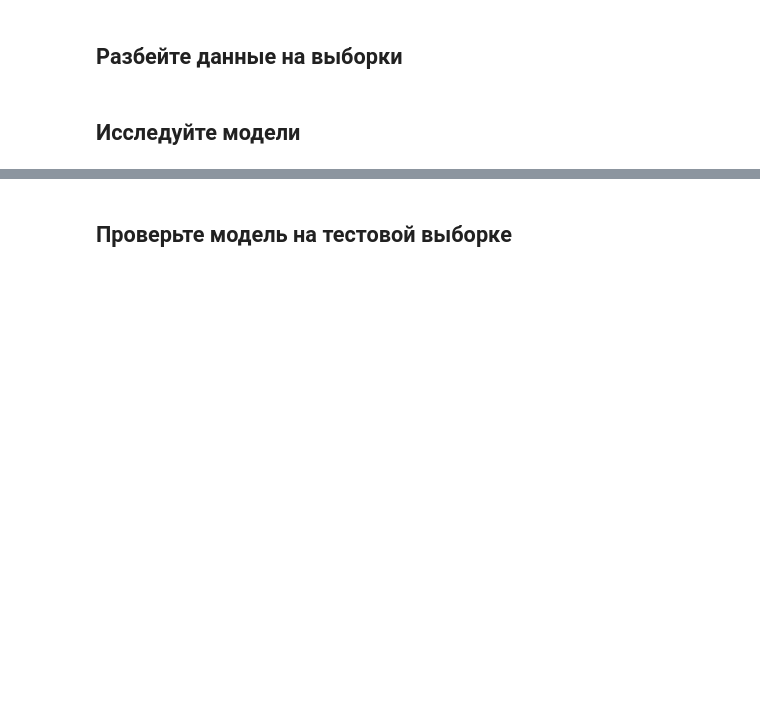
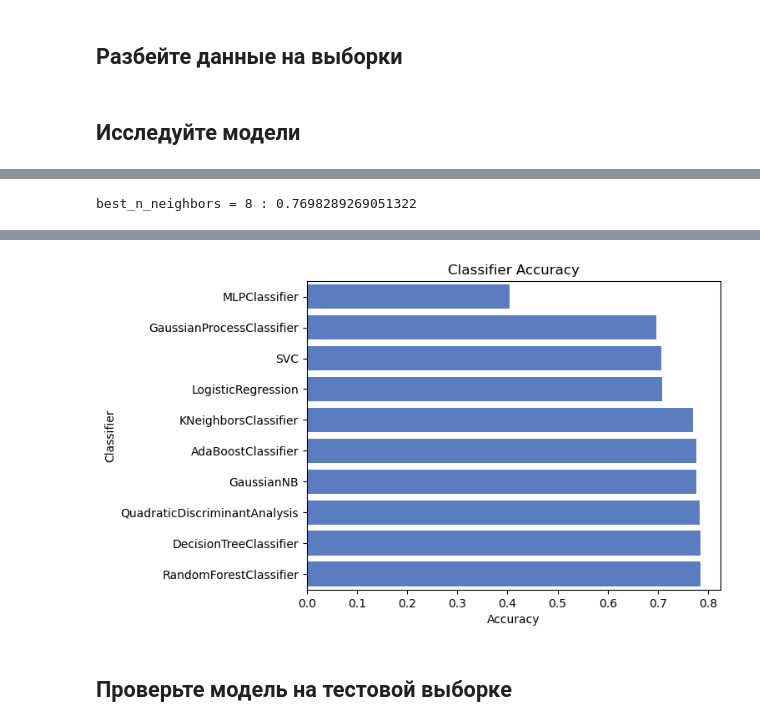
Before and after one commit to karimovdo/model1, a Jupyter notebook: model1.ipynb, the cells around one changed output, grey strips where cells are left out. Drawn from its saved outputs; the diff is of its cells as text; code cells hidden in the pictures; blank space fills up the shorter version.

```diff
--- a/model1.ipynb
+++ b/model1.ipynb
@@ -15,6 +37,6 @@ import math
 # %%
 try:
-    data = pd.read_csv('C:/Users/MiPro/Desktop/python/model1/users_behavior.csv')
+    data = pd.read_csv('C:/Users/Денис/Desktop/python/model1/users_behavior.csv')
 except:
     data = pd.read_csv('/datasets/users_behavior.csv')
 # %%
@@ -128,0 +194,76 @@ predict_valid, predict_test, target_valid, target_test = train_test_split(predic
+# %%
+
+best_model = None
+best_result = 0
+for neigh in range(1, 11):
+    model = KNeighborsClassifier(n_neighbors = neigh, metric = 'minkowski', p = 2)
+    model.fit(predict_train, target_train) # обучите модель на тренировочной выборке
+    result = model.score(predict_valid, target_valid) # посчитайте качество модели на валидационной выборке
+    if result > best_result:
+        best_result = result # сохраните наилучшую модель
+        best_n_neighbors = neigh#  сохраните наилучшее значение метрики accuracy на валидационных данных
+
+print(f'best_n_neighbors = {best_n_neighbors} : {best_result}')
+# %% [output]
+best_n_neighbors = 8 : 0.7698289269051322
+# %%
+classifiers = [
+    KNeighborsClassifier(n_neighbors = 8, metric = 'minkowski', p = 2),
+    SVC(gamma=2, C=1),
+    GaussianProcessClassifier(1.0 * RBF(1.0)),
+    DecisionTreeClassifier(max_depth = 3),
+    RandomForestClassifier(random_state=12345, n_estimators = 10),
+    MLPClassifier(alpha=1, max_iter=1000),
+    AdaBoostClassifier(),
+    GaussianNB(),
+    QuadraticDiscriminantAnalysis(),
+
+    LogisticRegression(# метод для поиска решения. Для небольших датасетов лучше подходит liblinear, sag и saga -- для больших.
+    # Варианты: newton-cg, lbfgs, liblinear, sag, saga
+    solver='liblinear',
+    # норма для регуляризации. Варианты: l2, l1.
+    penalty='l2',
+    # параметр регуляризации. Чем меньше, тем сильнее регуляризация. Положительный.
+    C=1,
+    # параметр для остановки поиска решения.
+    tol=1e-4,
+    # Так как распознается 2 класса.
+    multi_class='ovr'),
+]
+
+log_cols = ["Classifier", "Accuracy"]
+log = pd.DataFrame(columns=log_cols)
+
+X_train = predict_train
+X_valid = predict_valid
+y_train = target_train
+y_valid = target_valid
+
+acc_dict = {}
+
+memory = []
+
+for clf in classifiers:
+    name = clf.__class__.__name__
+    clf.fit(X_train, y_train)
+    acc = clf.score(X_valid, y_valid)
+
+    memory.append(clf)
+    if name in acc_dict:
+        acc_dict[name] += acc
+    else:
+        acc_dict[name] = acc
+
+for clf in acc_dict:
+    acc_dict[clf] = acc_dict[clf]
+    log_entry = pd.DataFrame([[clf, acc_dict[clf]]], columns=log_cols)
+    log = log.append(log_entry)
+
+plt.xlabel('Accuracy')
+plt.title('Classifier Accuracy')
+
+sns.set_color_codes("muted")
+sns.barplot(x='Accuracy', y='Classifier', data=log.sort_values(by='Accuracy'), color="b")
+
+display(log.sort_values(by='Accuracy'))
+# %% [output]
@@ -129,2 +281,3 @@ predict_valid, predict_test, target_valid, target_test = train_test_split(predic
+[figure, added]
 # %% [markdown]
 ## Проверьте модель на тестовой выборке
```
Also changed, not shown: parts of 11 cells of this notebook.
